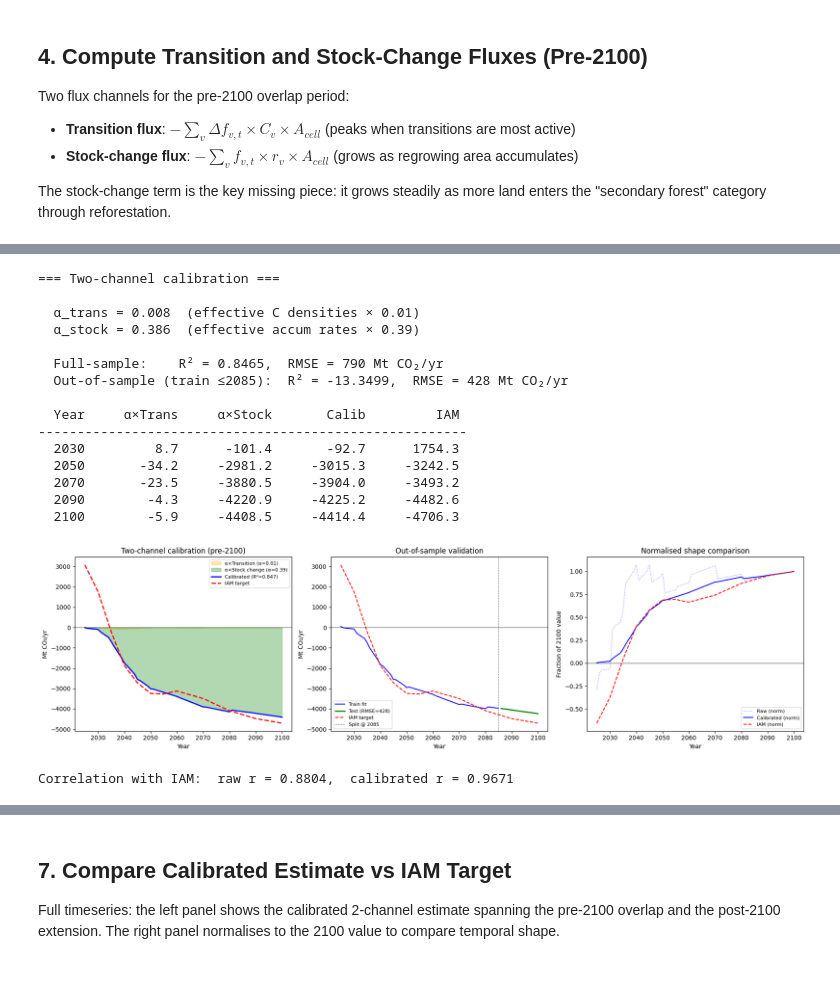
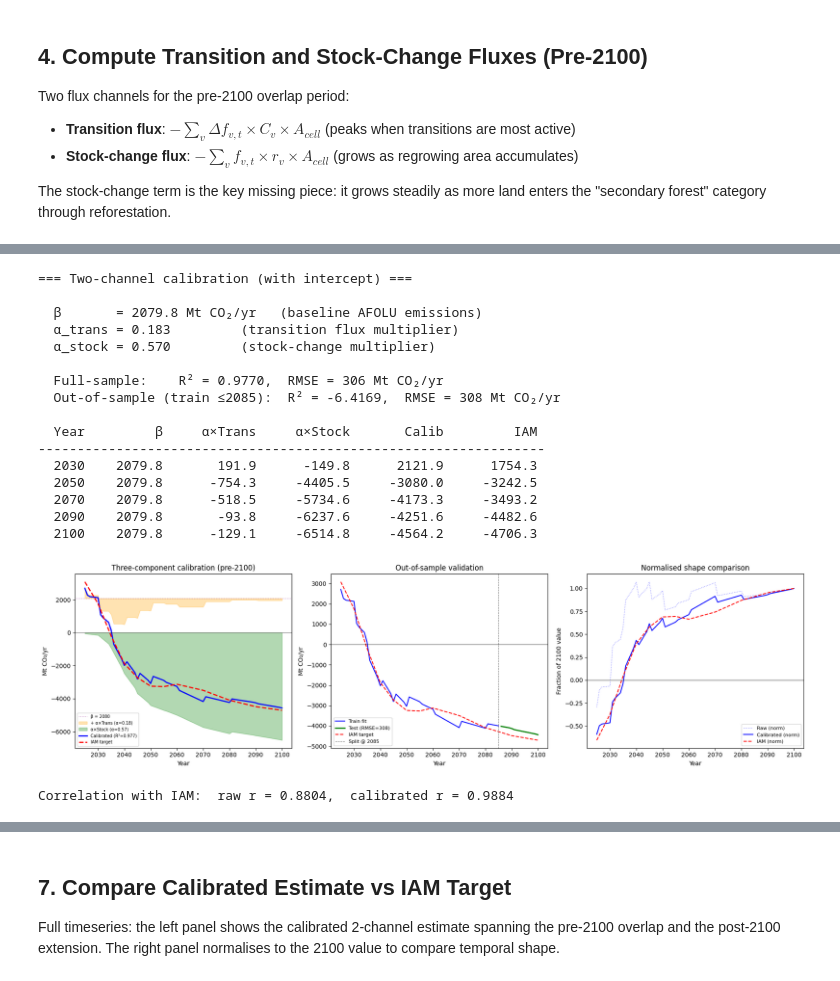
Before and after one commit to benmsanderson/extend-luh, a Jupyter notebook: notebooks/03_afolu_flux_check.ipynb, the cells around one changed output, grey strips where cells are left out. Drawn from its saved outputs; the diff is of its cells as text; code cells hidden in the pictures.

```diff
--- a/notebooks/03_afolu_flux_check.ipynb
+++ b/notebooks/03_afolu_flux_check.ipynb
@@ -246,12 +249,12 @@ These two channels have **different temporal shapes** — transition flux peaks
 # IAM target aligned to input flux years
 y_iam = np.array([afolu_target.loc[yr] for yr in input_flux_years])
 
-# ──── OLS: 2 predictors (transition, stock-change), no intercept ────
-X = np.column_stack([transition_flux, stock_flux])
-alpha, _, _, _ = np.linalg.lstsq(X, y_iam, rcond=None)
-alpha_trans, alpha_stock = alpha
+# ──── OLS: 2 predictors + intercept ────
+X = np.column_stack([np.ones(n_pre), transition_flux, stock_flux])
+coefs, _, _, _ = np.linalg.lstsq(X, y_iam, rcond=None)
+beta, alpha_trans, alpha_stock = coefs
 
-calibrated_pre = X @ alpha
+calibrated_pre = X @ coefs
 
 # Metrics
 ss_res = np.sum((y_iam - calibrated_pre) ** 2)
@@ -264,94 +267,97 @@ split_yr = 2085
 train_mask = input_flux_years <= split_yr
 test_mask = input_flux_years > split_yr
 
-alpha_cv, _, _, _ = np.linalg.lstsq(X[train_mask], y_iam[train_mask], rcond=None)
-pred_test = X[test_mask] @ alpha_cv
+coefs_cv, _, _, _ = np.linalg.lstsq(X[train_mask], y_iam[train_mask], rcond=None)
+pred_test = X[test_mask] @ coefs_cv
 y_test = y_iam[test_mask]
 ss_res_cv = np.sum((y_test - pred_test) ** 2)
 ss_tot_cv = np.sum((y_test - y_test.mean()) ** 2)
 r2_cv = 1 - ss_res_cv / ss_tot_cv if ss_tot_cv != 0 else float('nan')
 rmse_cv = np.sqrt(np.mean((y_test - pred_test) ** 2))
 
-print("=== Two-channel calibration ===\n")
-print(f"  α_trans = {alpha_trans:.3f}  (effective C densities × {alpha_trans:.2f})")
-print(f"  α_stock = {alpha_stock:.3f}  (effective accum rates × {alpha_stock:.2f})")
+print("=== Two-channel calibration (with intercept) ===\n")
+print(f"  β       = {beta:.1f} Mt CO₂/yr   (baseline AFOLU emissions)")
+print(f"  α_trans = {alpha_trans:.3f}         (transition flux multiplier)")
+print(f"  α_stock = {alpha_stock:.3f}         (stock-change multiplier)")
 print(f"\n  Full-sample:    R² = {r2:.4f},  RMSE = {rmse:.0f} Mt CO₂/yr")
 print(f"  Out-of-sample (train ≤{split_yr}):  R² = {r2_cv:.4f},  RMSE = {rmse_cv:.0f} Mt CO₂/yr")
 
 # Channel contributions at key years
-print(f"\n{'Year':>6s}  {'α×Trans':>10s}  {'α×Stock':>10s}  {'Calib':>10s}  {'IAM':>10s}")
-print("-" * 55)
+print(f"\n{'Year':>6s}  {'β':>8s}  {'α×Trans':>10s}  {'α×Stock':>10s}  {'Calib':>10s}  {'IAM':>10s}")
+print("-" * 65)
 for yr in [2030, 2050, 2070, 2090, 2100]:
     idx = np.searchsorted(input_flux_years, yr)
     ct = alpha_trans * transition_flux[idx]
     cs = alpha_stock * stock_flux[idx]
-    print(f"  {yr:>4d}  {ct:10.1f}  {cs:10.1f}  {ct+cs:10.1f}  {y_iam[idx]:10.1f}")
+    print(f"  {yr:>4d}  {beta:8.1f}  {ct:10.1f}  {cs:10.1f}  {beta+ct+cs:10.1f}  {y_iam[idx]:10.1f}")
 # %% [output]
-=== Two-channel calibration ===
+=== Two-channel calibration (with intercept) ===
 
-  α_trans = 0.008  (effective C densities × 0.01)
-  α_stock = 0.386  (effective accum rates × 0.39)
+  β       = 2079.8 Mt CO₂/yr   (baseline AFOLU emissions)
+  α_trans = 0.183         (transition flux multiplier)
+  α_stock = 0.570         (stock-change multiplier)
 
-  Full-sample:    R² = 0.8465,  RMSE = 790 Mt CO₂/yr
-  Out-of-sample (train ≤2085):  R² = -13.3499,  RMSE = 428 Mt CO₂/yr
+  Full-sample:    R² = 0.9770,  RMSE = 306 Mt CO₂/yr
+  Out-of-sample (train ≤2085):  R² = -6.4169,  RMSE = 308 Mt CO₂/yr
 
-  Year     α×Trans     α×Stock       Calib         IAM
--------------------------------------------------------
-  2030         8.7      -101.4       -92.7      1754.3
-  2050       -34.2     -2981.2     -3015.3     -3242.5
-  2070       -23.5     -3880.5     -3904.0     -3493.2
-  2090        -4.3     -4220.9     -4225.2     -4482.6
-  2100        -5.9     -4408.5     -4414.4     -4706.3
+  Year         β     α×Trans     α×Stock       Calib         IAM
+-----------------------------------------------------------------
+  2030    2079.8       191.9      -149.8      2121.9      1754.3
+  2050    2079.8      -754.3     -4405.5     -3080.0     -3242.5
+  2070    2079.8      -518.5     -5734.6     -4173.3     -3493.2
+  2090    2079.8       -93.8     -6237.6     -4251.6     -4482.6
+  2100    2079.8      -129.1     -6514.8     -4564.2     -4706.3
 # %%
 fig, axes = plt.subplots(1, 3, figsize=(18, 5))
 
-# Left: two channels + calibrated
+# Left: three components stacked
 ax = axes[0]
-ax.fill_between(input_flux_years, 0, alpha_trans * transition_flux,
-                alpha=0.3, color='orange', label=f'α×Transition (α={alpha_trans:.2f})')
+ax.axhline(beta, color='purple', ls=':', lw=1, alpha=0.5, label=f'β = {beta:.0f}')
+ax.fill_between(input_flux_years, beta, beta + alpha_trans * transition_flux,
+                alpha=0.3, color='orange', label=f'+ α×Trans (α={alpha_trans:.2f})')
 ax.fill_between(input_flux_years, 0, alpha_stock * stock_flux,
-                alpha=0.3, color='green', label=f'α×Stock change (α={alpha_stock:.2f})')
+                alpha=0.3, color='green', label=f'α×Stock (α={alpha_stock:.2f})')
 ax.plot(input_flux_years, calibrated_pre, 'b-', lw=2, label=f'Calibrated (R²={r2:.3f})')
 ax.plot(input_flux_years, y_iam, 'r--', lw=2, label='IAM target')
 ax.axhline(0, color='k', lw=0.5)
 ax.set_xlabel('Year'); ax.set_ylabel('Mt CO₂/yr')
-ax.set_title('Two-channel calibration (pre-2100)')
-ax.legend(fontsize=8)
+ax.set_title('Three-component calibration (pre-2100)')
+ax.legend(fontsize=7)
 
 # Centre: out-of-sample validation
 ax = axes[1]
-train_pred = X[train_mask] @ alpha_cv
+train_pred = X[train_mask] @ coefs_cv
 ax.plot(input_flux_years[train_mask], train_pred, 'b-', lw=1.5, label='Train fit')
 ax.plot(input_flux_years[test_mask], pred_test, 'g-', lw=2,
         label=f'Test (RMSE={rmse_cv:.0f})')
 ax.plot(input_flux_years, y_iam, 'r--', lw=1.5, label='IAM target')
 ax.axvline(split_yr, color='gray', ls='--', lw=0.8, label=f'Split @ {split_yr}')
 ax.axhline(0, color='k', lw=0.5)
 ax.set_xlabel('Year'); ax.set_ylabel('Mt CO₂/yr')
 ax.set_title('Out-of-sample validation')
 ax.legend(fontsize=8)
 
 # Right: normalised shape comparison
 ax = axes[2]
 raw_norm = raw_total / raw_total[-1] if raw_total[-1] != 0 else raw_total
 iam_norm = y_iam / y_iam[-1]
 calib_norm = calibrated_pre / calibrated_pre[-1] if calibrated_pre[-1] != 0 else calibrated_pre
 ax.plot(input_flux_years, raw_norm, 'b:', lw=1, alpha=0.5, label='Raw (norm)')
 ax.plot(input_flux_years, calib_norm, 'b-', lw=1.5, label='Calibrated (norm)')
 ax.plot(input_flux_years, iam_norm, 'r--', lw=1.5, label='IAM (norm)')
 ax.axhline(0, color='k', lw=0.5)
 ax.set_xlabel('Year'); ax.set_ylabel('Fraction of 2100 value')
 ax.set_title('Normalised shape comparison')
 ax.legend(fontsize=8)
 
 plt.tight_layout(); plt.show()
 
 corr_raw = np.corrcoef(raw_total, y_iam)[0, 1]
 corr_cal = np.corrcoef(calibrated_pre, y_iam)[0, 1]
 print(f"Correlation with IAM:  raw r = {corr_raw:.4f},  calibrated r = {corr_cal:.4f}")
 # %% [output]
-[figure, old version]
+[figure, new version]
-Correlation with IAM:  raw r = 0.8804,  calibrated r = 0.9671
+Correlation with IAM:  raw r = 0.8804,  calibrated r = 0.9884
 # %% [markdown]
 ## 6. Calibrated AFOLU Fluxes for Extension (2101–2500)
 
```
Also changed, not shown: parts of 8 cells of this notebook.
